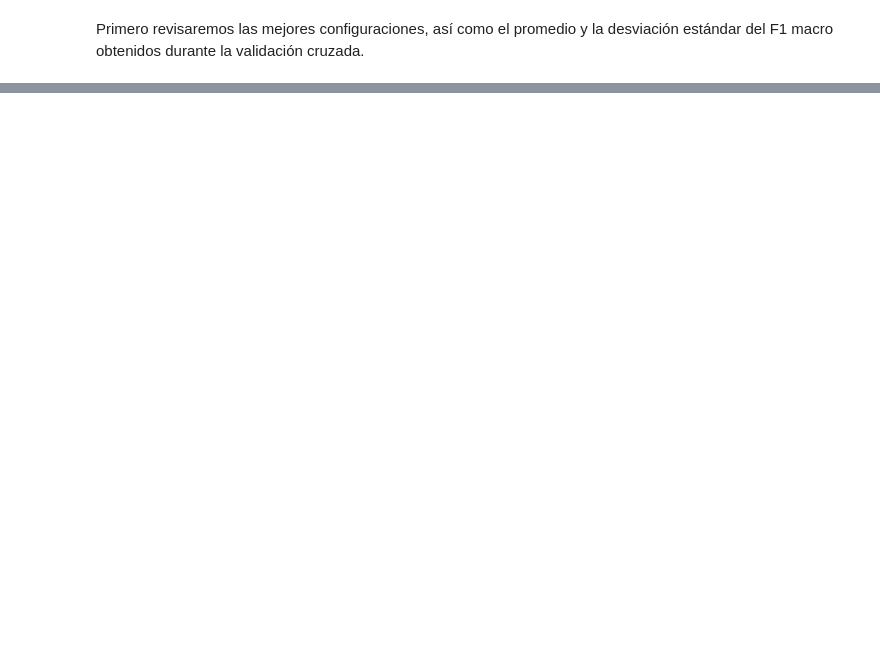
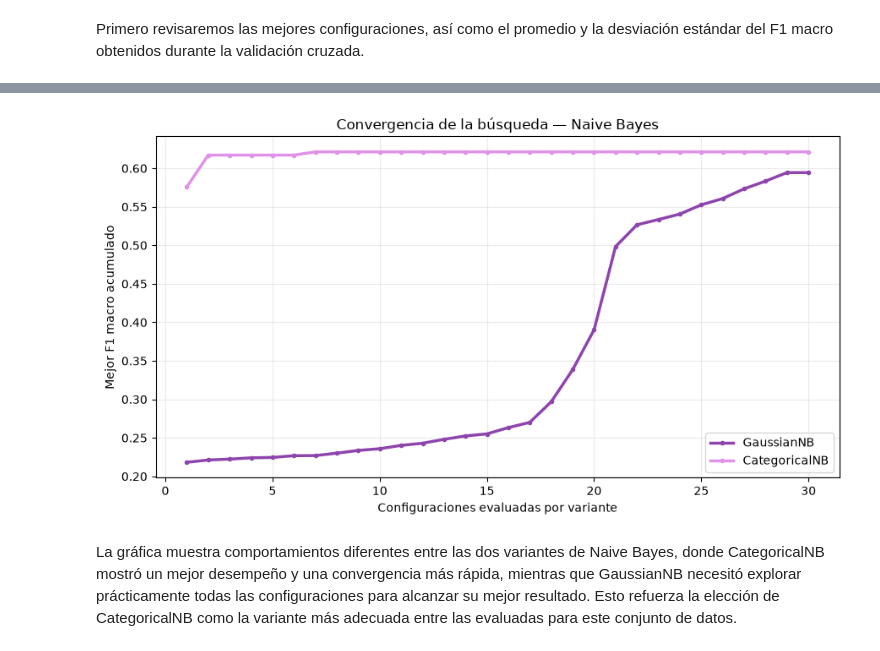
Before and after one commit to adriamedinaa-ang/icd2026, a Jupyter notebook: Practices/Practice 3/Practice 3.ipynb, the cells around one changed output, grey strips where cells are left out. Drawn from its saved outputs; the diff is of its cells as text; code cells hidden in the pictures; blank space fills up the shorter version.

```diff
--- a/Practices/Practice 3/Practice 3.ipynb
+++ b/Practices/Practice 3/Practice 3.ipynb
@@ -613,0 +979,35 @@ Desviación estándar: 0.0160
+# %%
+resultados_gauss = pd.DataFrame(busqueda_gauss.cv_results_)
+resultados_cat = pd.DataFrame(busqueda_cat.cv_results_)
+
+plt.figure(figsize=(9, 5))
+
+for resultados, nombre, color in [
+    (resultados_gauss, "GaussianNB", "#8E44AD"),
+    (resultados_cat, "CategoricalNB", "#E091E8")
+]:
+    mejor_acumulado = (
+        resultados["mean_test_score"].cummax()
+    )
+
+    plt.plot(
+        np.arange(1, len(resultados) + 1),
+        mejor_acumulado,
+        label=nombre,
+        color=color,
+        linewidth=2.5,
+        marker="o",
+        markersize=3
+    )
+
+plt.title("Convergencia de la búsqueda — Naive Bayes")
+plt.xlabel("Configuraciones evaluadas por variante")
+plt.ylabel("Mejor F1 macro acumulado")
+plt.legend()
+plt.grid(alpha=0.25)
+plt.tight_layout()
+plt.show()
+# %% [output]
+[figure, added]
+# %% [markdown]
+La gráfica muestra comportamientos diferentes entre las dos variantes de Naive Bayes, donde CategoricalNB mostró un mejor desempeño y una convergencia más rápida, mientras que GaussianNB necesitó explorar prácticamente todas las configuraciones para alcanzar su mejor resultado. Esto refuerza la elección de CategoricalNB como la variante más adecuada entre las evaluadas para este conjunto de datos.
```
Also changed, not shown: parts of 87 cells of this notebook, 2 other files.
